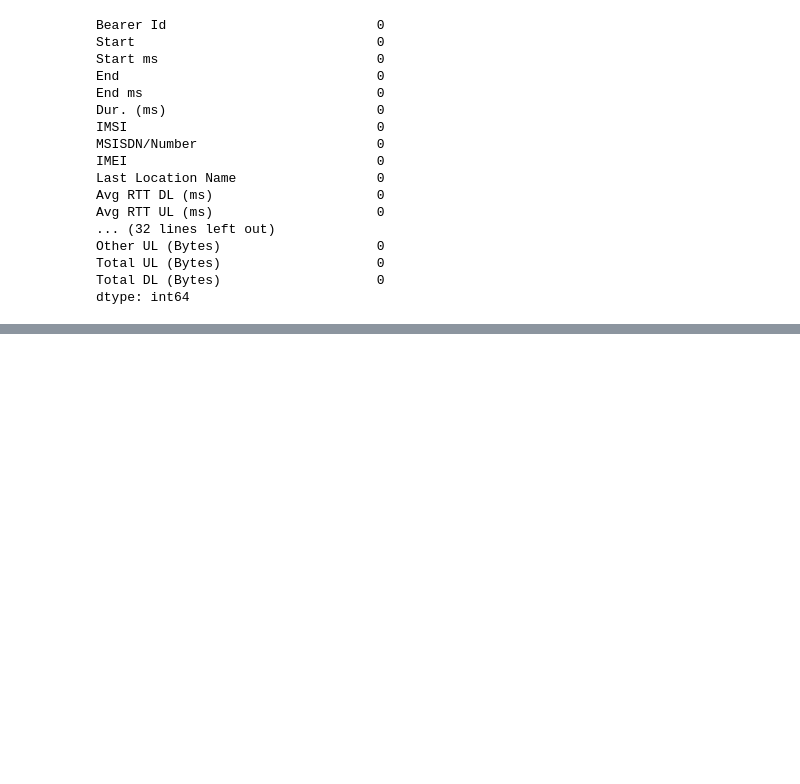
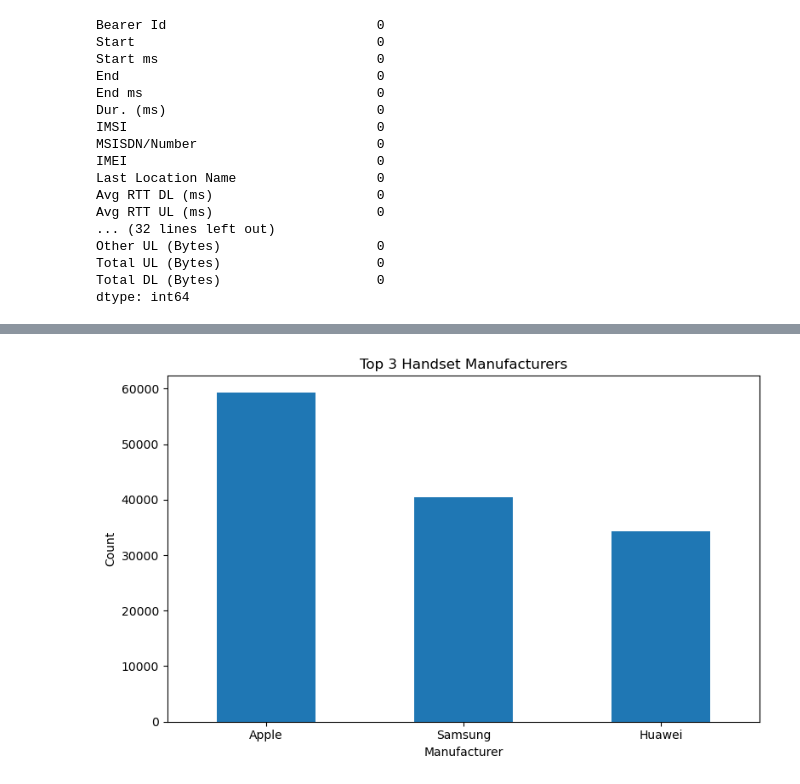
Before and after one commit to EbenGitHub/10-academy-week-2, a Jupyter notebook: notebooks/EDA.ipynb, the cells around one changed output, grey strips where cells are left out. Cells and saved outputs as stored; diff of their text form; code cells hidden in the pictures; blank space fills up the shorter version.

```diff
--- a/notebooks/EDA.ipynb
+++ b/notebooks/EDA.ipynb
@@ -237,0 +259,5 @@ dtype: int64
+# %%
+# Top 3 Manufacturers
+top_3_manufacturers = data['Handset Manufacturer'].value_counts().head(3)
+print("Top 3 Handset Manufacturers:")
+print(top_3_manufacturers)
@@ -237,0 +307,11 @@ dtype: int64
+# %%
+# Bar Chart for Top 3 Manufacturers
+top_3_manufacturers.plot(kind='bar', figsize=(8, 5))
+plt.title('Top 3 Handset Manufacturers')
+plt.xlabel('Manufacturer')
+plt.ylabel('Count')
+plt.xticks(rotation=0)
+plt.tight_layout()
+plt.show()
+# %% [output]
+[figure, added]
```
Also changed, not shown: parts of 7 cells of this notebook.
